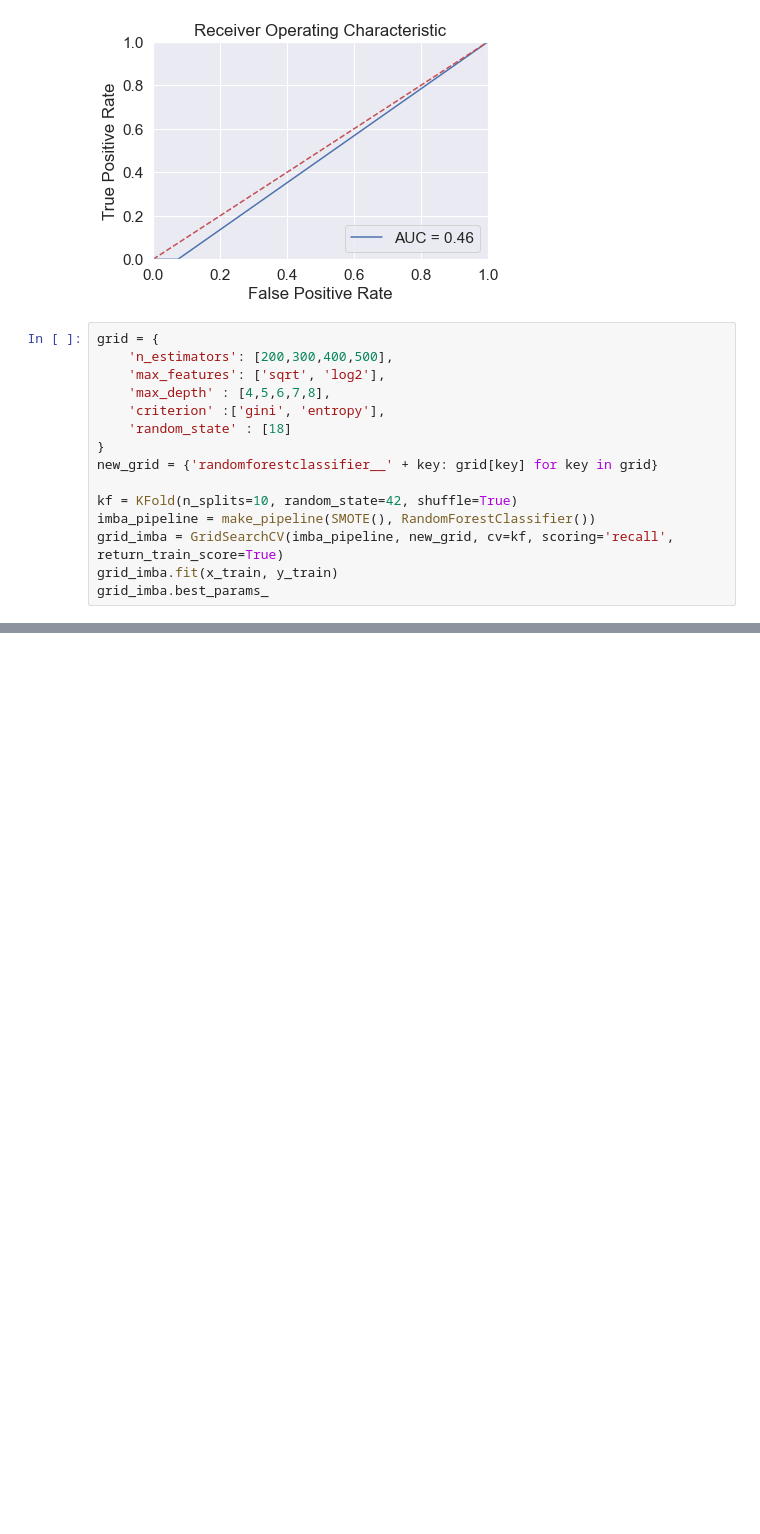
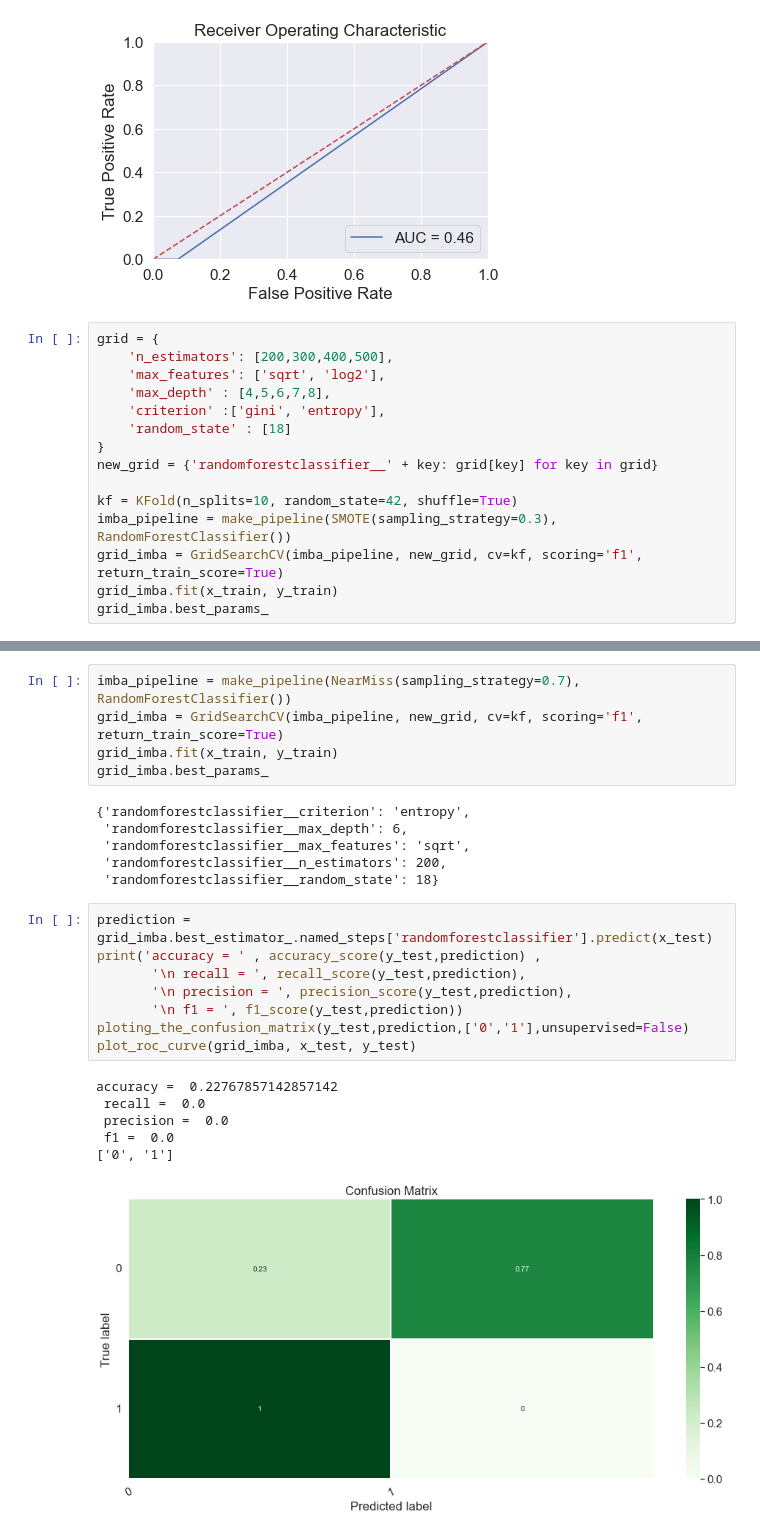
Before and after one commit to amir-naderii/ML_course, a Jupyter notebook: Assignment1/HW1.ipynb, the cells around one changed output, grey strips where cells are left out. Cells and saved outputs as stored; diff of their text form; blank space fills up the shorter version.

```diff
--- a/Assignment1/HW1.ipynb
+++ b/Assignment1/HW1.ipynb
@@ -391,7 +392,7 @@ grid = {
 new_grid = {'randomforestclassifier__' + key: grid[key] for key in grid}
 
 kf = KFold(n_splits=10, random_state=42, shuffle=True)
-imba_pipeline = make_pipeline(SMOTE(), RandomForestClassifier())
-grid_imba = GridSearchCV(imba_pipeline, new_grid, cv=kf, scoring='recall', return_train_score=True)
+imba_pipeline = make_pipeline(SMOTE(sampling_strategy=0.3), RandomForestClassifier())
+grid_imba = GridSearchCV(imba_pipeline, new_grid, cv=kf, scoring='f1', return_train_score=True)
 grid_imba.fit(x_train, y_train)
 grid_imba.best_params_
@@ -397,0 +425,26 @@ grid_imba.best_params_
+# %%
+imba_pipeline = make_pipeline(NearMiss(sampling_strategy=0.7), RandomForestClassifier())
+grid_imba = GridSearchCV(imba_pipeline, new_grid, cv=kf, scoring='f1', return_train_score=True)
+grid_imba.fit(x_train, y_train)
+grid_imba.best_params_
+# %% [output]
+{'randomforestclassifier__criterion': 'entropy',
+ 'randomforestclassifier__max_depth': 6,
+ 'randomforestclassifier__max_features': 'sqrt',
+ 'randomforestclassifier__n_estimators': 200,
+ 'randomforestclassifier__random_state': 18}
+# %%
+prediction = grid_imba.best_estimator_.named_steps['randomforestclassifier'].predict(x_test)
+print('accuracy = ' , accuracy_score(y_test,prediction) ,
+       '\n recall = ', recall_score(y_test,prediction),
+       '\n precision = ', precision_score(y_test,prediction),
+       '\n f1 = ', f1_score(y_test,prediction))
+ploting_the_confusion_matrix(y_test,prediction,['0','1'],unsupervised=False)
+plot_roc_curve(grid_imba, x_test, y_test)
+# %% [output]
+accuracy =  0.22767857142857142
+ recall =  0.0
+ precision =  0.0
+ f1 =  0.0
+['0', '1']
+[figure, added]
```
Also changed, not shown: parts of 25 cells of this notebook.
